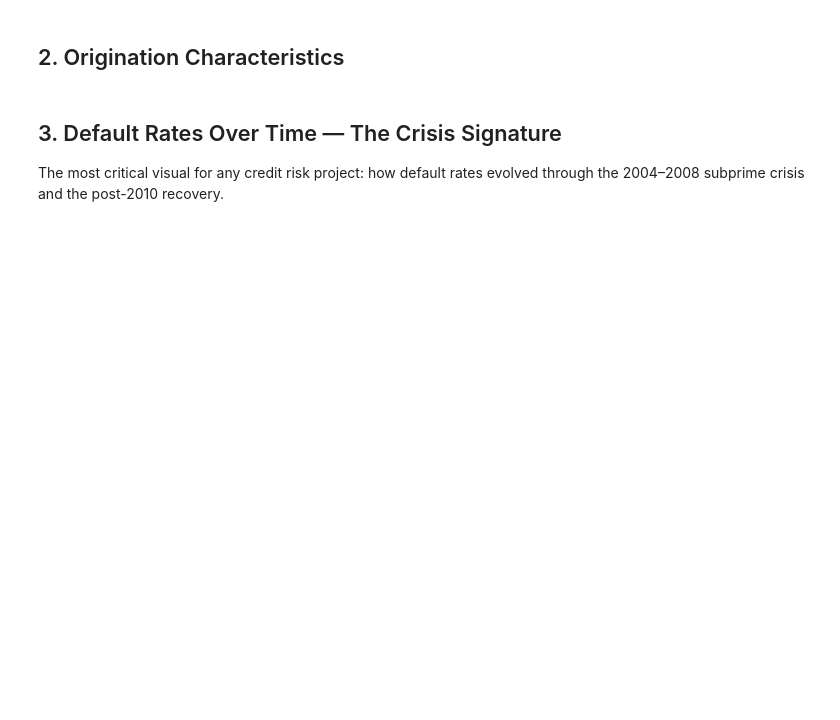
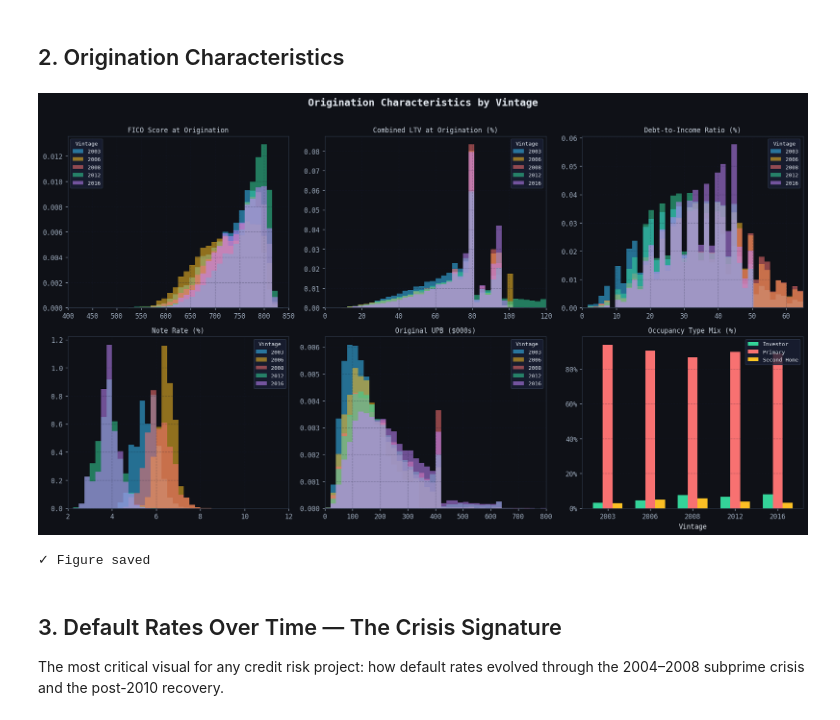
Before and after one commit to MYOUSSF/mortgage-credit-risk, a Jupyter notebook: notebooks/01_EDA.ipynb, the cells around one changed output. Drawn from its saved outputs; the diff is of its cells as text; code cells hidden in the pictures; blank space fills up the shorter version.

```diff
--- a/notebooks/01_EDA.ipynb
+++ b/notebooks/01_EDA.ipynb
@@ -44,7 +44,7 @@ DANGER   = "#F87171"   # rose
 SUCCESS  = "#34D399"   # emerald
 WARN     = "#FBBF24"   # amber
 
-RAW_DIR = Path("data/raw/freddie_mac")
+RAW_DIR = Path("/kaggle/input/datasets/youssefmousaaid/freddie-mac-family-loan")
 print("✓ Imports OK")
 print(f"  Raw data directory: {RAW_DIR.resolve()}")
 print(f"  Files found: {len(list(RAW_DIR.glob('*.txt')))}")
@@ -118,34 +139,42 @@ for ax, (feat, label, xlim) in zip(axes.flat[:5], features):
             vals = vals / 1000
             xlim = (0, 800)
         ax.hist(vals, bins=40, alpha=0.55, label=str(yr),
                 color=col, density=True, range=xlim)
     ax.set_title(label, fontsize=10, color="#CBD5E1")
     ax.set_xlim(xlim if feat != "orig_upb" else (0, 800))
     ax.legend(fontsize=8, title="Vintage", title_fontsize=8)
     ax.grid(True, alpha=0.3)
 
 # Occupancy mix
 ax6 = axes[1, 2]
 occ_map = {"P": "Primary", "I": "Investor", "S": "Second Home"}
 occ_data = (orig.groupby(["vintage", "occupancy_status"])
             .size().unstack(fill_value=0))
 occ_pct = occ_data.div(occ_data.sum(axis=1), axis=0) * 100
 occ_pct.rename(columns=occ_map).plot(
     kind="bar", ax=ax6, color=[SUCCESS, DANGER, WARN],
     edgecolor="none", width=0.7
 )
 ax6.set_title("Occupancy Type Mix (%)", fontsize=10, color="#CBD5E1")
 ax6.set_xlabel("Vintage")
 ax6.set_xticklabels(ax6.get_xticklabels(), rotation=0)
 ax6.yaxis.set_major_formatter(mtick.PercentFormatter())
 ax6.legend(fontsize=8)
 ax6.grid(True, axis="y", alpha=0.3)
 
 plt.tight_layout()
-plt.savefig("data/figures/eda_origination_characteristics.png",
+
+figures_dir = Path("data/figures")
+if not figures_dir.exists():
+    figures_dir.mkdir(parents=True)
+
+plt.savefig(figures_dir / "eda_origination_characteristics.png",
             dpi=150, bbox_inches="tight", facecolor="#0F1117")
 plt.show()
 print("✓ Figure saved")
+# %% [output]
+[figure, added]
+✓ Figure saved
 # %% [markdown]
 ## 3. Default Rates Over Time — The Crisis Signature
 
```
Also changed, not shown: parts of 5 cells of this notebook, 3 other files.
